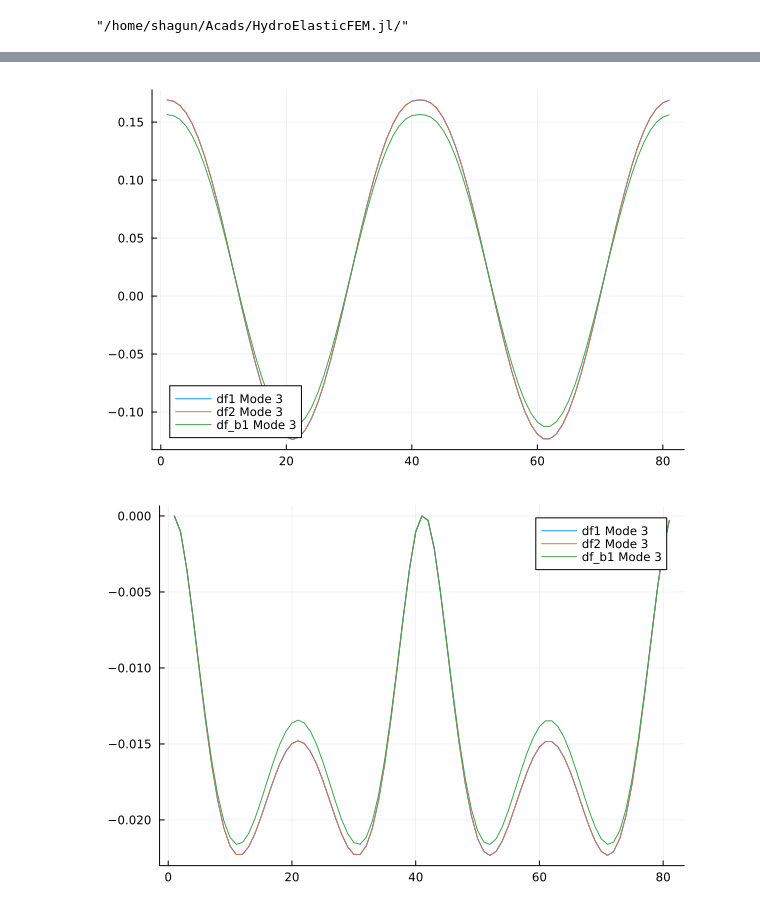
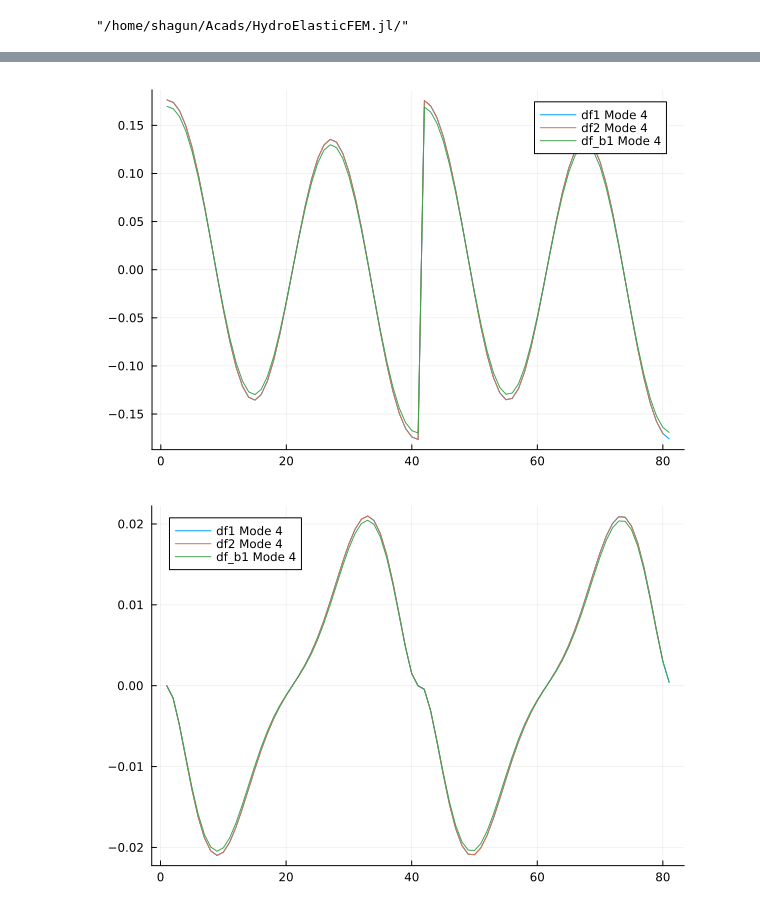
Before and after one commit to CMOE-TUDelft/HydroElasticFEM.jl, a Jupyter notebook: notes/LRHS/log_v003_Dev.ipynb, the cells around one changed output, grey strips where cells are left out. Saved outputs shown, nothing was run; the diff lists cells and outputs as text; code cells hidden in the pictures.

```diff
--- a/notes/LRHS/log_v003_Dev.ipynb
+++ b/notes/LRHS/log_v003_Dev.ipynb
@@ -136,28 +136,28 @@ Wet Natural Frequencies Pos Imag :
 -0.2182 + 2.4302im
 -0.1565 + 3.4744im
 # %%
-df1_mode = 3
-df2_mode = 3
+mode = 4
+modeB = 4
 
-df1_V = df1["dfWet"][:,"V"][df1_mode]
+df1_V = df1["dfWet"][:,"V"][mode]
 df1_V = df1_V ./ sign(real(df1_V[1]))
-df2_V = df2["dfWet"][:,"V"][df2_mode]
+df2_V = df2["dfWet"][:,"V"][modeB][1:end-1]
 df2_V = df2_V ./ sign(real(df2_V[1]))
 
-df_b1_V = df_b1["dfWet"][:,"Vneg"][df2_mode]  # Using Vneg for comparison
+df_b1_V = df_b1["dfWet"][:,"Vneg"][mode]  # Using Vneg for comparison
 df_b1_V = df_b1_V ./ sign(real(df_b1_V[df_b1_N+1]))
 
 plot()
-plot!(real(df1_V), label="df1 Mode $df1_mode")
-plot!(real(df2_V), label="df2 Mode $df2_mode")
-plot!(real(df_b1_V[df_b1_N+1:end]), label="df_b1 Mode $df2_mode")
+plot!(real(df1_V), label="df1 Mode $mode")
+plot!(real(df2_V), label="df2 Mode $mode")
+plot!(real(df_b1_V[df_b1_N+1:end]), label="df_b1 Mode $mode")
 display(plot!())
 
 plot()
-plot!(imag(df1_V), label="df1 Mode $df1_mode")
-plot!(imag(df2_V), label="df2 Mode $df2_mode")
-plot!(imag(df_b1_V[df_b1_N+1:end]), label="df_b1 Mode $df2_mode")
+plot!(imag(df1_V), label="df1 Mode $mode")
+plot!(imag(df2_V), label="df2 Mode $mode")
+plot!(imag(df_b1_V[df_b1_N+1:end]), label="df_b1 Mode $mode")
 display(plot!())
 # %% [output]
-[figure, old version]
+[figure, new version]
-[figure, old version]
+[figure, new version]
```
Also changed, not shown: parts of 3 cells of this notebook, 8 other files.
